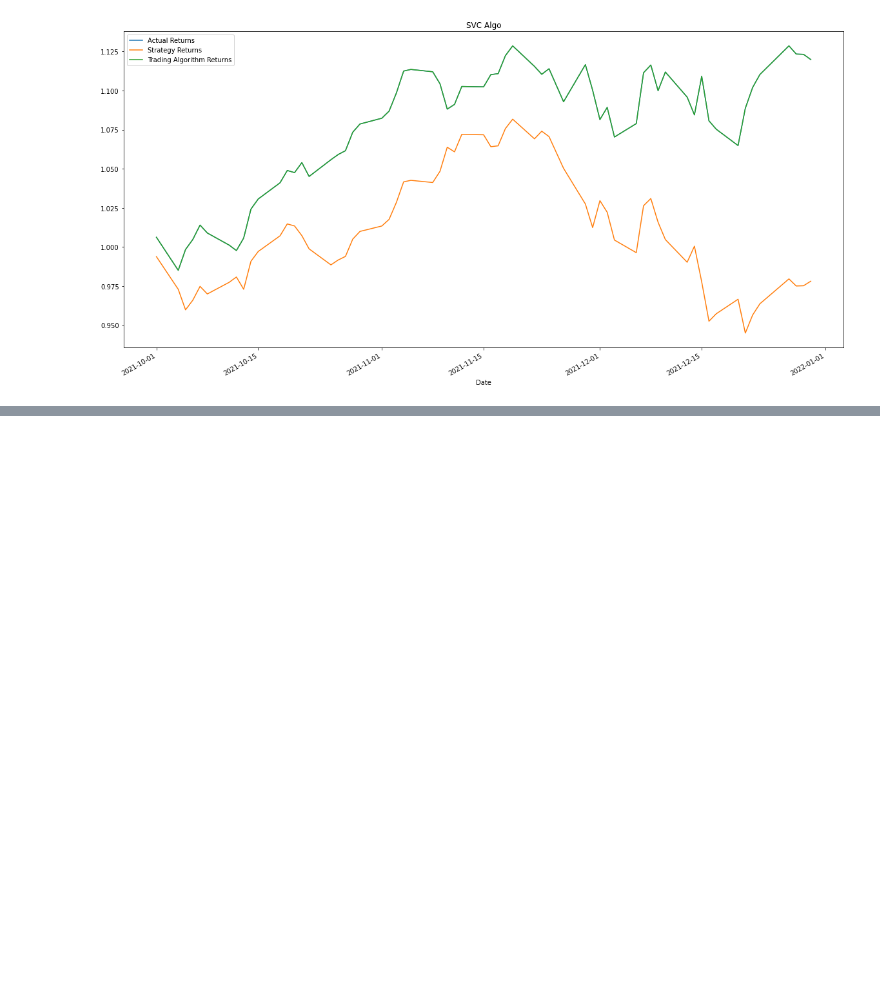
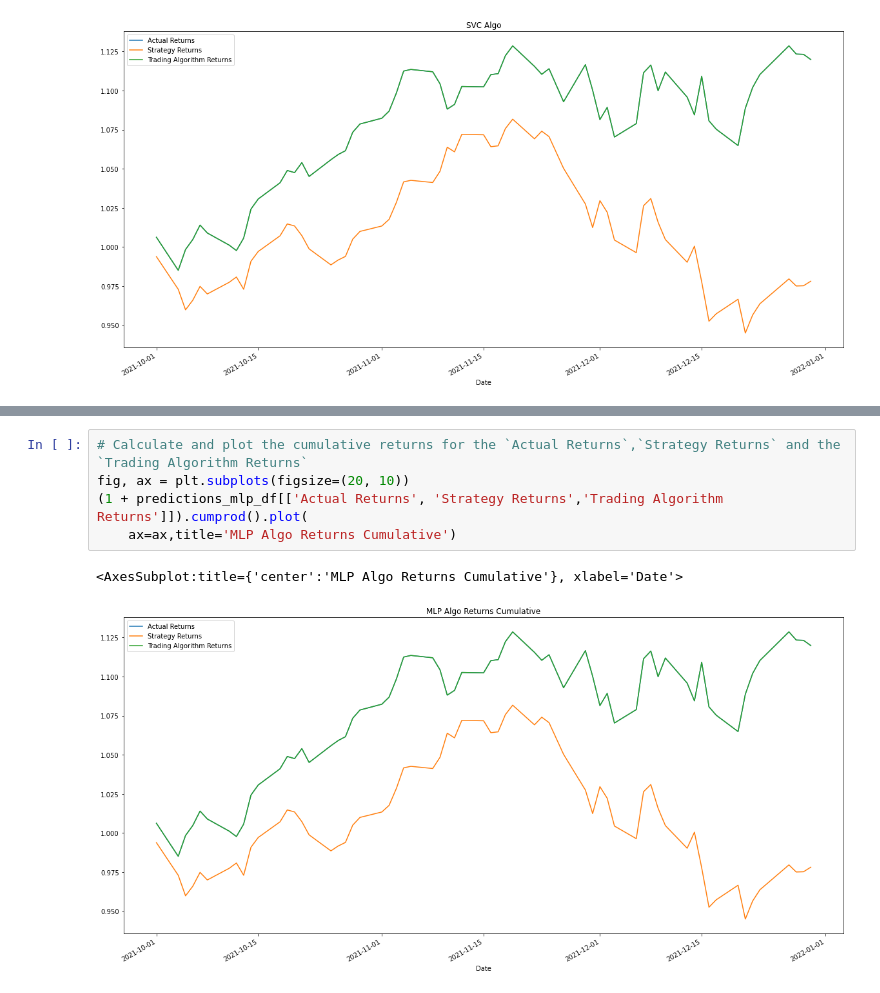
Before and after one commit to patmbee/project_2_ml, a Jupyter notebook: qqq_svm_model.ipynb, the cells around one changed output, grey strips where cells are left out. Drawn from its saved outputs; the diff is of its cells as text; blank space fills up the shorter version.

```diff
--- a/qqq_svm_model.ipynb
+++ b/qqq_svm_model.ipynb
@@ -355,0 +499,8 @@ fig, ax = plt.subplots(figsize=(20, 10))
+# %%
+# Calculate and plot the cumulative returns for the `Actual Returns`,`Strategy Returns` and the `Trading Algorithm Returns`
+fig, ax = plt.subplots(figsize=(20, 10))
+(1 + predictions_mlp_df[['Actual Returns', 'Strategy Returns','Trading Algorithm Returns']]).cumprod().plot(
+    ax=ax,title='MLP Algo Returns Cumulative')
+# %% [output]
+<AxesSubplot:title={'center':'MLP Algo Returns Cumulative'}, xlabel='Date'>
+[figure, added]
```
Also changed, not shown: parts of 21 cells of this notebook, 3 other files.
